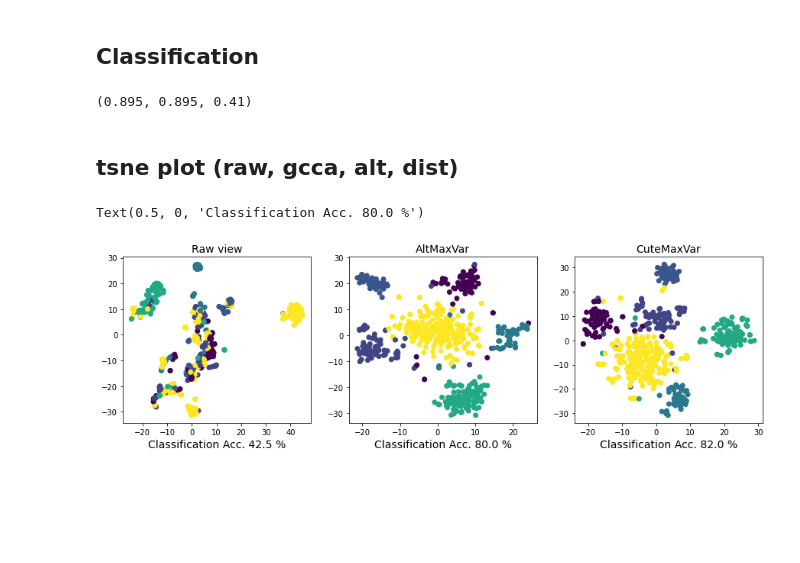
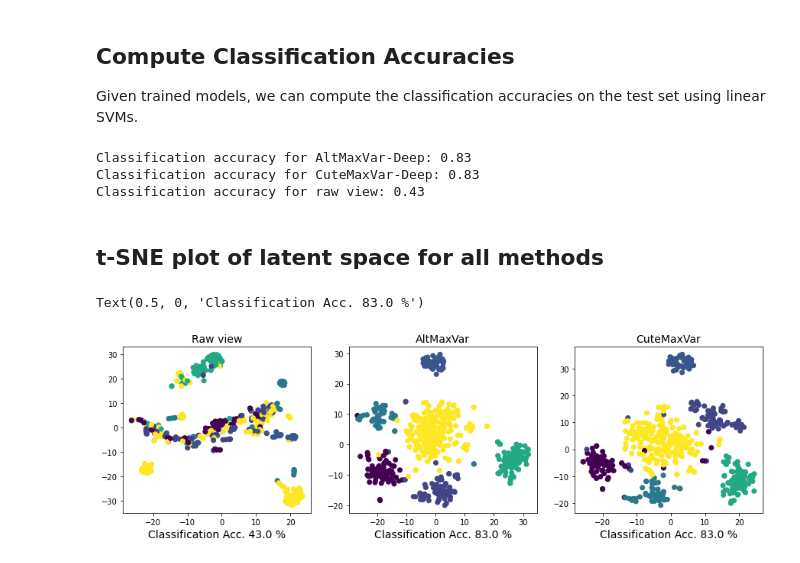
Before and after one commit to shresthasagar/Federated-MaxVar-GCCA, a Jupyter notebook: dgcca/ehr/ehr_dgcca.ipynb, the cells around one changed output. Saved outputs shown, nothing was run; the diff lists cells and outputs as text; code cells hidden in the pictures; blank space fills up the shorter version.

```diff
--- a/dgcca/ehr/ehr_dgcca.ipynb
+++ b/dgcca/ehr/ehr_dgcca.ipynb
@@ -299,5 +266,7 @@ Text(0.5, 1.0, 't-SNE plot of latent representation G')
 # %% [markdown]
-## Classification
+## Compute Classification Accuracies
+
+Given trained models, we can compute the classification accuracies on the test set using linear SVMs.
 # %%
 import numpy as np
 from sklearn.datasets import make_classification
@@ -305,8 +274,8 @@ from sklearn.model_selection import train_test_split
 from sklearn import svm
 from sklearn.metrics import accuracy_score
 
-dgcca_dist = torch.load('trained_models/dgcca_ehr_cutemaxvar1.model')
-dgcca_alt = torch.load('trained_models/dgcca_ehr_altmaxvar1.model')
+dgcca_dist = torch.load('trained_models/dgcca_ehr_cutemaxvar.model')
+dgcca_alt = torch.load('trained_models/dgcca_ehr_altmaxvar.model')
 
 train_data = ehr_dataset.x[:, :-200, :]
 train_views = [item.double() for item in train_data]
@@ -357,17 +326,19 @@ acc_dist = accuracy_score(y_test, clf_dist.predict(x_test_dist))
 acc_alt = accuracy_score(y_test, clf_alt.predict(x_test_alt))
 acc_raw = accuracy_score(y_test, clf_raw.predict(test_views[0]))
 
-acc_dist, acc_alt, acc_raw
+print(f'Classification accuracy for AltMaxVar-Deep: {acc_alt} \nClassification accuracy for CuteMaxVar-Deep: {acc_dist} \nClassification accuracy for raw view: {acc_raw}')
 # %% [output]
-(0.895, 0.895, 0.41)
+Classification accuracy for AltMaxVar-Deep: 0.83
+Classification accuracy for CuteMaxVar-Deep: 0.83
+Classification accuracy for raw view: 0.43
 # %% [markdown]
-## tsne plot (raw, gcca, alt, dist)
+## t-SNE plot of latent space for all methods
 # %%
 import numpy as np
 from sklearn.manifold import TSNE
 
-dgcca_dist = torch.load('trained_models/dgcca_ehr_cutemaxvar1.model')
-dgcca_alt = torch.load('trained_models/dgcca_ehr_altmaxvar1.model')
+dgcca_dist = torch.load('trained_models/dgcca_ehr_cutemaxvar.model')
+dgcca_alt = torch.load('trained_models/dgcca_ehr_altmaxvar.model')
 
 test_size = 500
 
@@ -405,35 +376,35 @@ y_test = ehr_dataset.y[-test_size:]
 
 # Tsne embeddings
 
 x_embedded_raw = test_views[0].to('cpu').numpy()
 x_embedded_raw = TSNE(n_components=2).fit_transform(x_embedded_raw)
 
 
 x_embedded_dist = x_test_dist.to('cpu').numpy()
 x_embedded_dist = TSNE(n_components=2).fit_transform(x_embedded_dist)
 
 x_embedded_alt = x_test_alt.to('cpu').numpy()
 x_embedded_alt = TSNE(n_components=2).fit_transform(x_embedded_alt)
 
 
 fig, axes = plt.subplots(1,3, figsize=(15, 4))
 
 axes[0].scatter(x_embedded_raw[:,0], x_embedded_raw[:,1], c=y_test)
 axes[0].set_title('Raw view', fontsize=14)
-axes[0].set_xlabel('Classification Acc. 42.5 %', fontsize=14)
+axes[0].set_xlabel(f'Classification Acc. {acc_raw*100} %', fontsize=14)
 
 axes[2].scatter(x_embedded_dist[:,0], x_embedded_dist[:,1], c=y_test)
 axes[2].set_title('CuteMaxVar', fontsize=14)
-axes[2].set_xlabel('Classification Acc. 82.0 %', fontsize=14)
+axes[2].set_xlabel(f'Classification Acc. {acc_dist*100} %', fontsize=14)
 
 
 axes[1].scatter(x_embedded_alt[:,0], x_embedded_alt[:,1], c=y_test)
 axes[1].set_title('AltMaxVar', fontsize=14)
-axes[1].set_xlabel('Classification Acc. 80.0 %', fontsize=14)
+axes[1].set_xlabel(f'Classification Acc. {acc_alt*100} %', fontsize=14)
 
 
 
 # axes.set_title('t-SNE plot of latent representation G')
 # %% [output]
-Text(0.5, 0, 'Classification Acc. 80.0 %')
+Text(0.5, 0, 'Classification Acc. 83.0 %')
-[figure, old version]
+[figure, new version]
```
Also changed, not shown: parts of 8 cells of this notebook, 36 other files.
